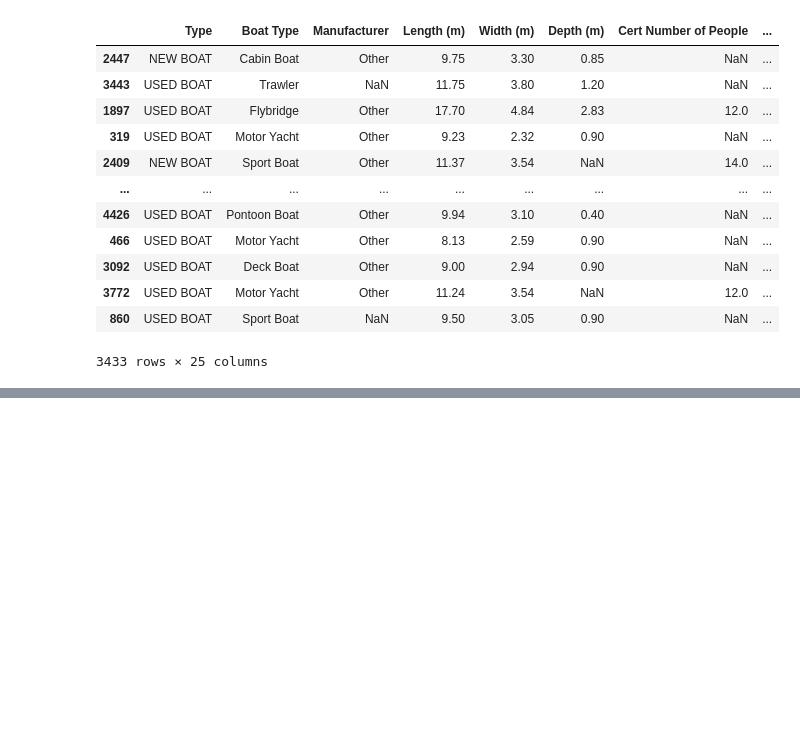
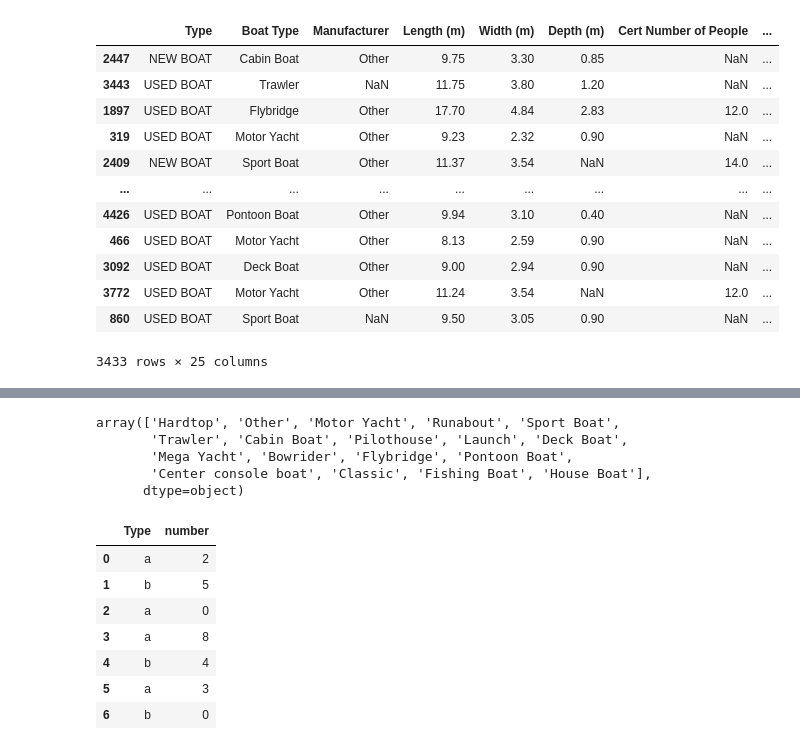
Before and after one commit to kristy25/AcademyPublic, a Jupyter notebook: Untitled1.ipynb, the cells around one changed output, grey strips where cells are left out. Cells and saved outputs as stored; diff of their text form; code cells hidden in the pictures; blank space fills up the shorter version.

```diff
--- a/Untitled1.ipynb
+++ b/Untitled1.ipynb
@@ -2021,0 +2245,21 @@ train.to_csv(r'C:\Users\YZ55AX\Documents\OVF\DataAcademy\train.csv')
+# %%
+train['Boat Type'].unique()
+# %% [output]
+array(['Hardtop', 'Other', 'Motor Yacht', 'Runabout', 'Sport Boat',
+       'Trawler', 'Cabin Boat', 'Pilothouse', 'Launch', 'Deck Boat',
+       'Mega Yacht', 'Bowrider', 'Flybridge', 'Pontoon Boat',
+       'Center console boat', 'Classic', 'Fishing Boat', 'House Boat'],
+      dtype=object)
+# %%
+test = {'Type':['a','b','a','a','b','a','b'],'number':[2,5,0,8,4,3,0]}
+df=pd.DataFrame(test)
+df
+# %% [output]
+|  | Type | number |
+| 0 | a | 2 |
+| 1 | b | 5 |
+| 2 | a | 0 |
+| 3 | a | 8 |
+| 4 | b | 4 |
+| 5 | a | 3 |
+| 6 | b | 0 |
```
Also changed, not shown: parts of 44 cells of this notebook.
